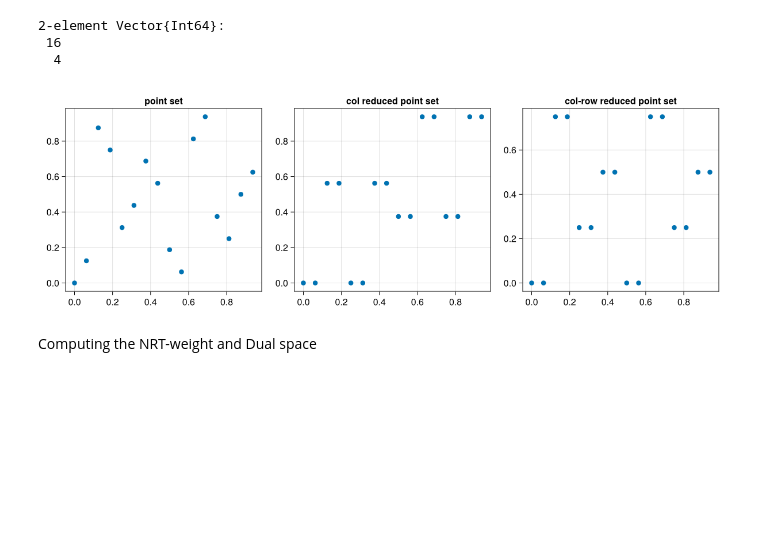
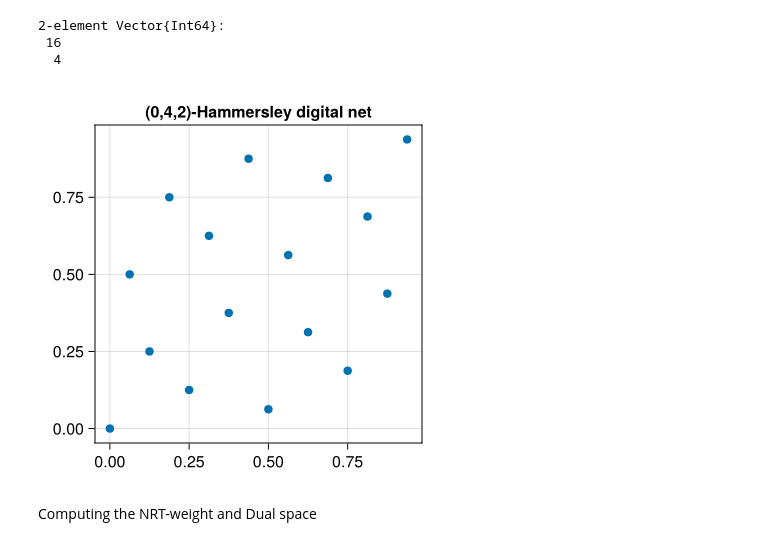
Before and after one commit to Vishnupriya-Anupindi/t_value_experiments, a Jupyter notebook: Reduced_nets.ipynb, the cells around one changed output. Saved outputs shown, nothing was run; the diff lists cells and outputs as text; code cells hidden in the pictures; blank space fills up the shorter version.

```diff
--- a/Reduced_nets.ipynb
+++ b/Reduced_nets.ipynb
@@ -92,8 +96,8 @@ end
 point_gen (generic function with 1 method)
 # %%
 # m = 4 Use Ctrl+/ to comment out and back
-C_1 = [1 1 0 0; 1 0 1 0; 0 1 0 0; 0 1 0 1]
-C_2 = [0 1 0 0; 1 1 1 0; 1 1 0 1; 0 1 1 0 ]
+C_1 = [1 0 0 0; 0 1 0 0; 0 0 1 0; 0 0 0 1]
+C_2 = [0 0 0 1; 0 0 1 0; 0 1 0 0; 1 0 0 0 ]
 #C_3 = [0 0 2; 2 1 0; 1 1 0]
 C_1, C_2  = S(C_1), S(C_2)
 C = [C_1,C_2]
@@ -265,18 +270,27 @@ unq_coord = [length(pts_j_unq_rr_1), length(pts_j_unq_rr_2)]
 # %%
 set_theme!(theme_ggplot2())
 # %%
-fig = Figure(resolution = (1200, 400))
-ax = Axis(fig[1,1], title = "point set")
+fig = Figure(resolution = (400, 400))
+
+#kwargs = (; xminorticksvisible = true, xminorgridvisible = true)
+
+ax = Axis(fig[1,1], title = "(0,4,2)-Hammersley digital net", xticks = [0.0, 0.25, 0.5, 0.75], yticks = [0.0, 0.25, 0.5, 0.75])
 scatter!( Point2.(pts) )
 
-ax = Axis(fig[1,2], title = "col reduced point set")
-scatter!( Point2.(pts_cr) )
+#ax = Axis(fig[1,2],title = "(0,4,2)-net", xticks = [0.0, 0.25, 0.5, 0.75], yticks = [0.0, 0.25, 0.5, 0.75], xminorticks = IntervalsBetween(4); xminorticksvisible = true, xminorgridvisible = true, yminorticksvisible = false, ygridvisible = false)
+#scatter!( Point2.(pts_shift))
 
-ax = Axis(fig[1,3], title = "col-row reduced point set")
-scatter!( Point2.(pts_rr) )
+#ax = Axis(fig[1,2], title = "column reduced point set")
+#scatter!( Point2.(pts_cr) )
+
+#ax = Axis(fig[1,3], title = "col-row reduced point set")
+#scatter!( Point2.(pts_rr) )
+
+save("Plots/Hammersley_m4.png", fig)
+save("Plots/Hammersley_m4.svg", fig)
 fig
 # %% [output]
-[figure, old version]
+[figure, new version]
 # %% [markdown]
 Computing the NRT-weight and Dual space
 # %%
```
Also changed, not shown: parts of 6 cells of this notebook, 15 other files.
